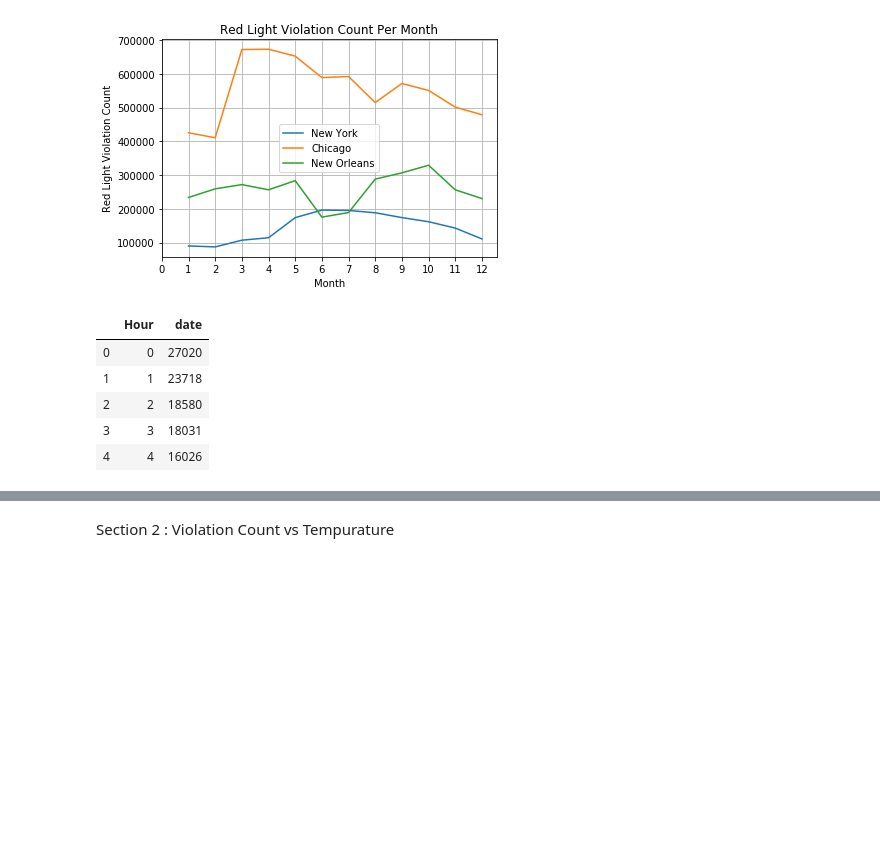
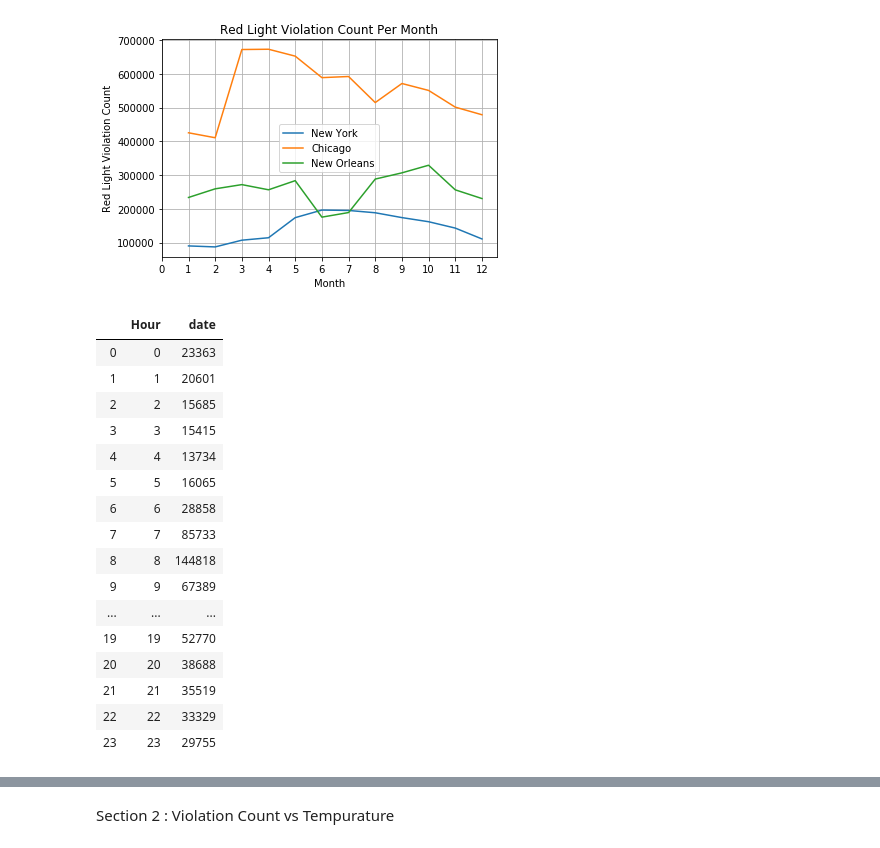
Before and after one commit to junyang42/Project_1, a Jupyter notebook: Summary/Summary.ipynb, the cells around one changed output, grey strips where cells are left out. Saved outputs shown, nothing was run; the diff lists cells and outputs as text; code cells hidden in the pictures; blank space fills up the shorter version.

```diff
--- a/Summary/Summary.ipynb
+++ b/Summary/Summary.ipynb
@@ -151,15 +151,26 @@ plt.show()
 # %%
 # modified the data
 new_orleans_hourcount_path2 = "../NOLA/new_orleans_hourcount2.csv"
 new_orleans_hourcount_df2 = pd.read_csv(new_orleans_hourcount_path2)
-new_orleans_hourcount_df2.head()
+new_orleans_hourcount_df2
 # %% [output]
 |  | Hour | date |
-| 0 | 0 | 27020 |
-| 1 | 1 | 23718 |
-| 2 | 2 | 18580 |
-| 3 | 3 | 18031 |
-| 4 | 4 | 16026 |
+| 0 | 0 | 23363 |
+| 1 | 1 | 20601 |
+| 2 | 2 | 15685 |
+| 3 | 3 | 15415 |
+| 4 | 4 | 13734 |
+| 5 | 5 | 16065 |
+| 6 | 6 | 28858 |
+| 7 | 7 | 85733 |
+| 8 | 8 | 144818 |
+| 9 | 9 | 67389 |
+| ... | ... | ... |
+| 19 | 19 | 52770 |
+| 20 | 20 | 38688 |
+| 21 | 21 | 35519 |
+| 22 | 22 | 33329 |
+| 23 | 23 | 29755 |
 # %%
 # plot data
 # 3. Violation Per Hour
```
Also changed, not shown: parts of 1 cell of this notebook, 1 other file.
